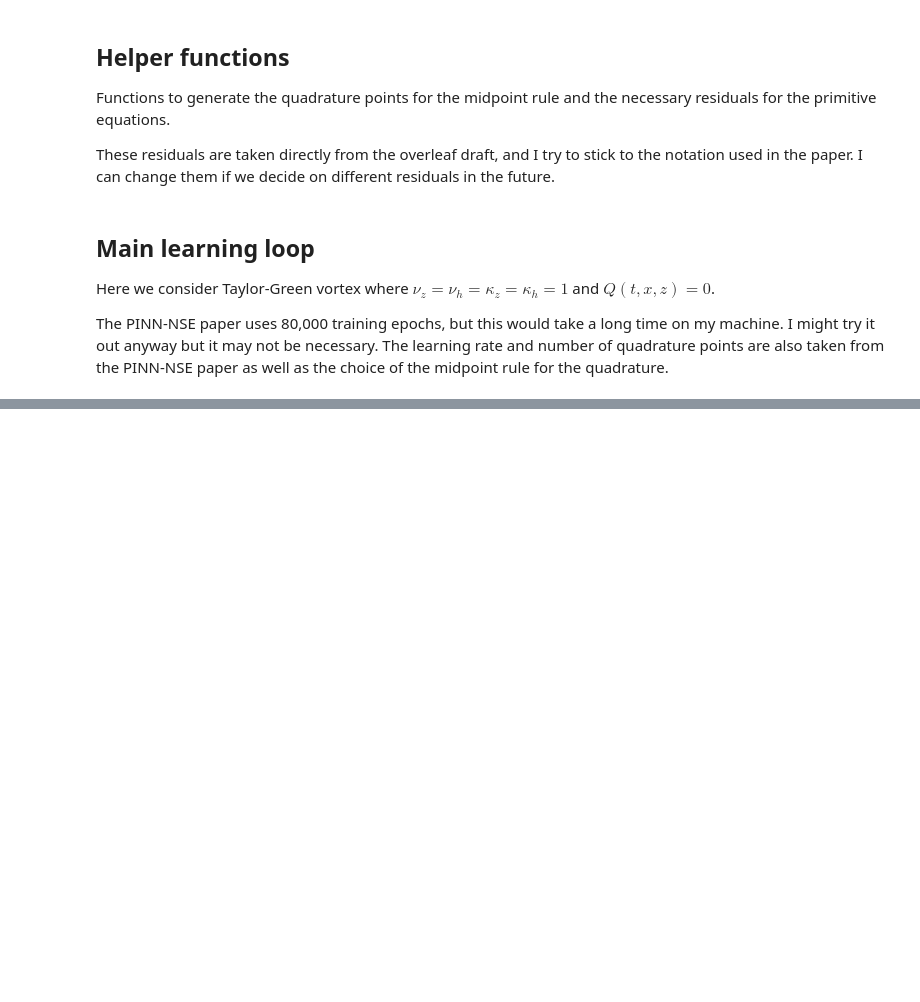
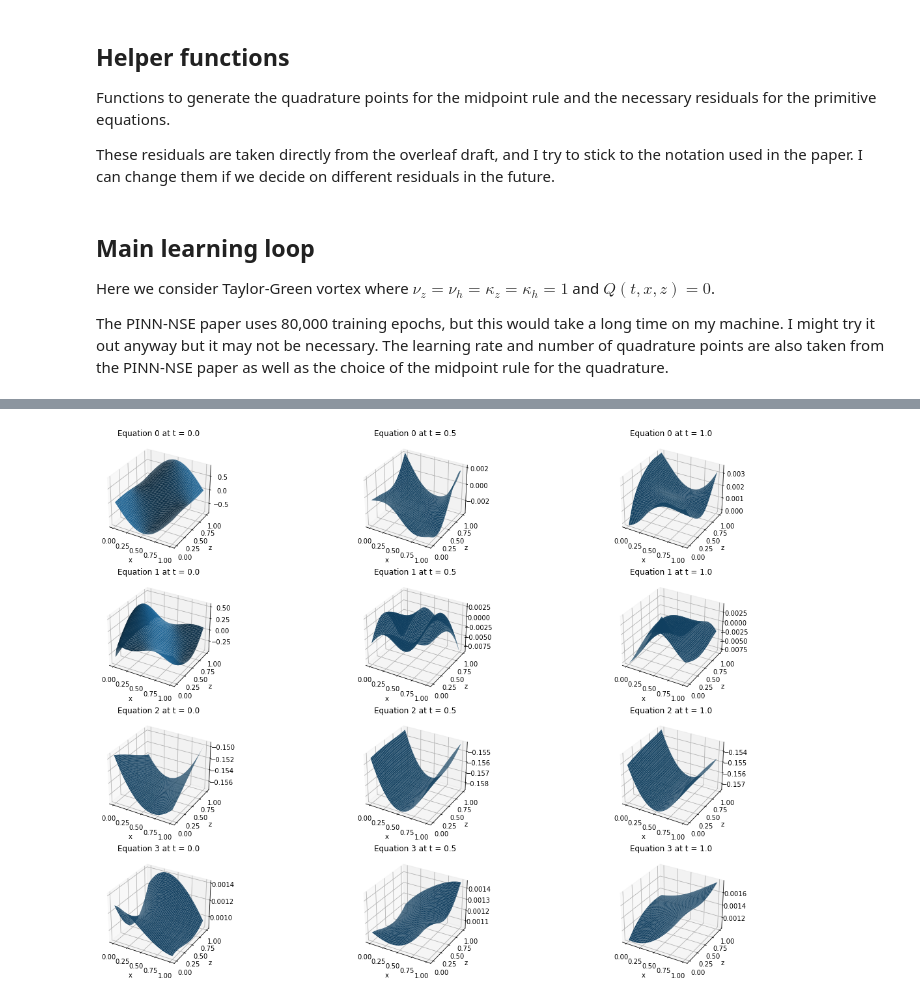
Before and after one commit to alanraydan/PINN-PE, a Jupyter notebook: PINN.ipynb, the cells around one changed output, grey strips where cells are left out. Cells and saved outputs as stored; diff of their text form; code cells hidden in the pictures; blank space fills up the shorter version.

```diff
--- a/PINN.ipynb
+++ b/PINN.ipynb
@@ -215,0 +266,5 @@ Training error at final epoch: 0.035142138600349426
+# %%
+times = torch.tensor([0.0, 0.5, 1.0])
+model.plot_networks(times, (model.u_net, model.w_net, model.p_net, model.T_net))
+# %% [output]
+[figure, added]
```
Also changed, not shown: parts of 10 cells of this notebook.
